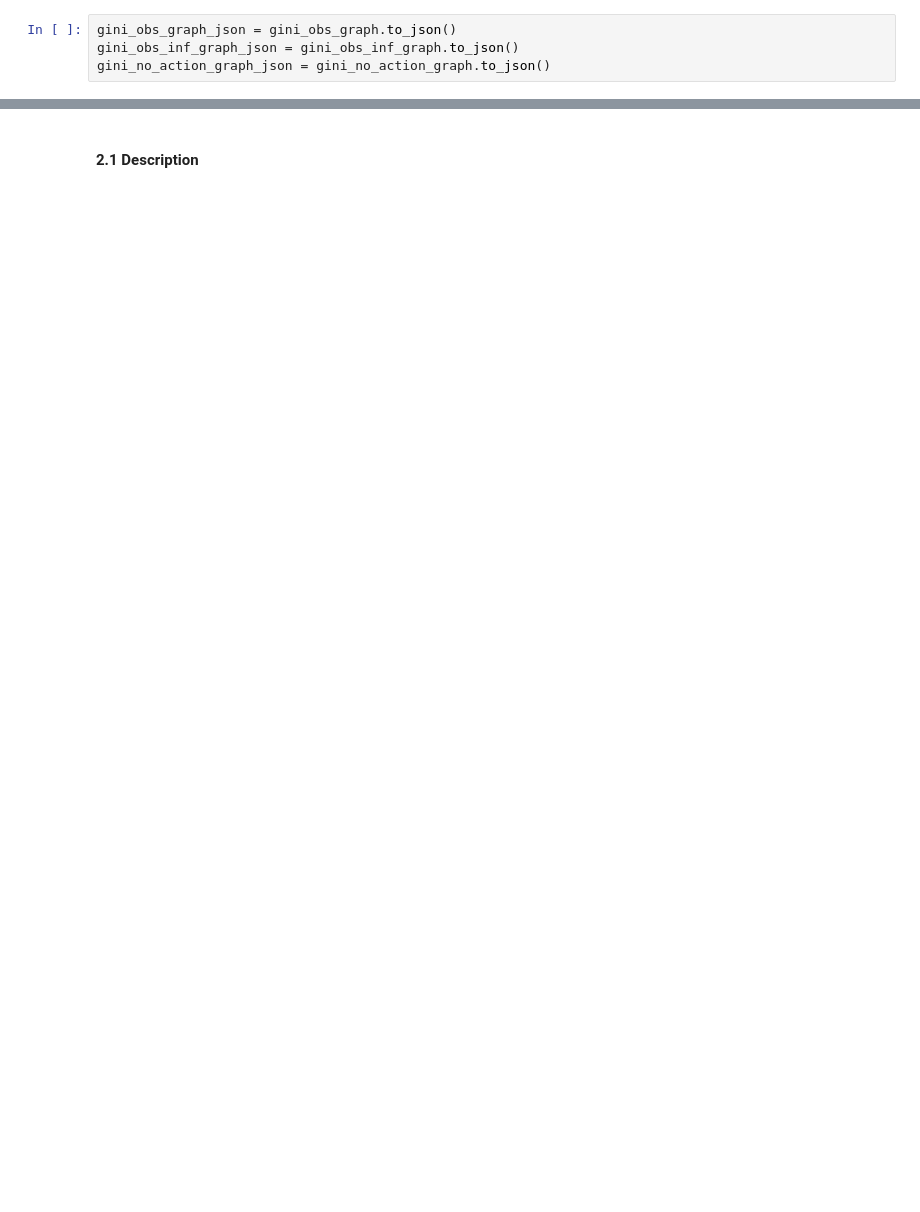
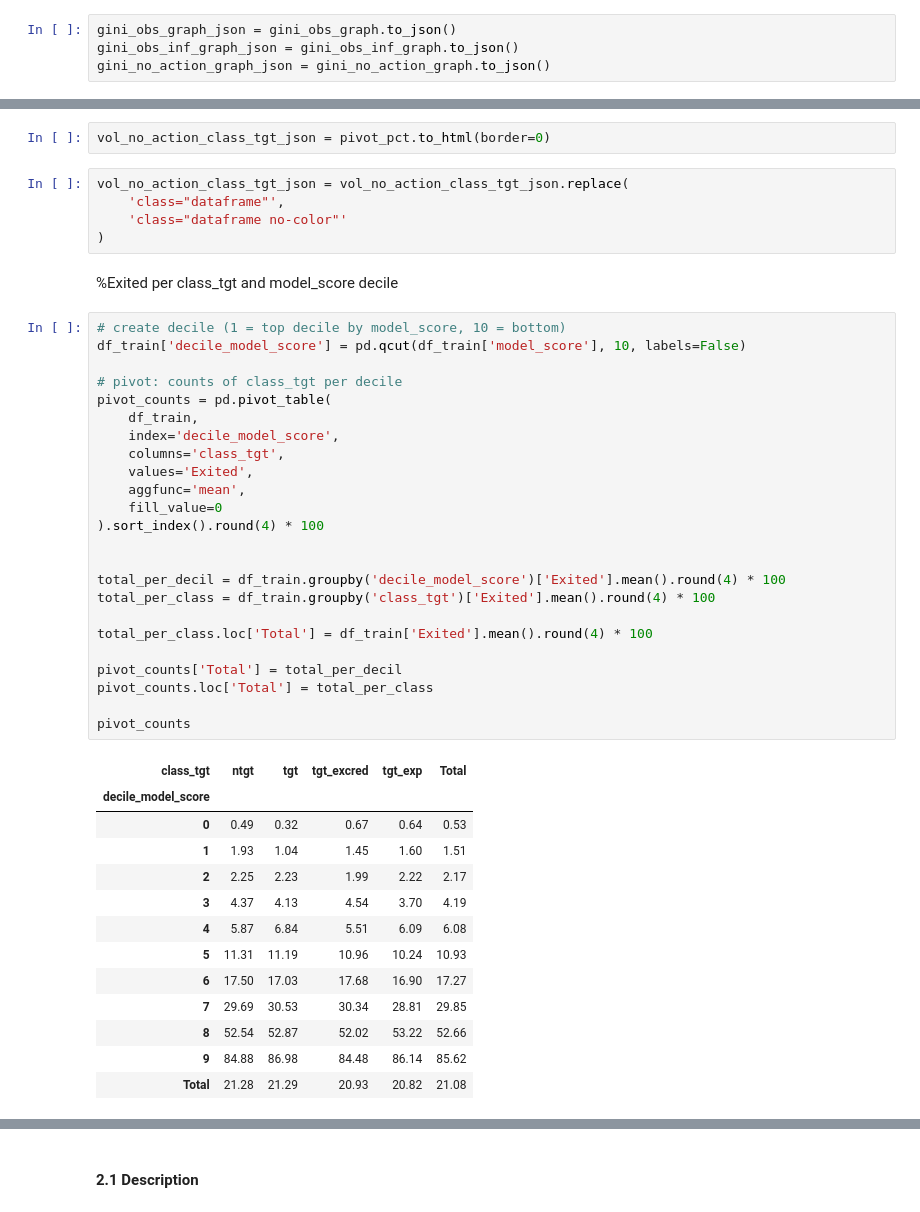
Before and after one commit to luleoli/sand, a Jupyter notebook: sandModeling/testv0.ipynb, the cells around one changed output, grey strips where cells are left out. Cells and saved outputs as stored; diff of their text form; blank space fills up the shorter version.

```diff
--- a/sandModeling/testv0.ipynb
+++ b/sandModeling/testv0.ipynb
@@ -365,0 +706,47 @@ gini_no_action = round(gini_from_scores(df_train[df_train['no_action'] == 1]['Ex
+# %%
+vol_no_action_class_tgt_json = pivot_pct.to_html(border=0)
+# %%
+vol_no_action_class_tgt_json = vol_no_action_class_tgt_json.replace(
+    'class="dataframe"',
+    'class="dataframe no-color"'
+)
+# %% [markdown]
+%Exited per class_tgt and model_score decile
+# %%
+# create decile (1 = top decile by model_score, 10 = bottom)
+df_train['decile_model_score'] = pd.qcut(df_train['model_score'], 10, labels=False)
+
+# pivot: counts of class_tgt per decile
+pivot_counts = pd.pivot_table(
+    df_train,
+    index='decile_model_score',
+    columns='class_tgt',
+    values='Exited',
+    aggfunc='mean',
+    fill_value=0
+).sort_index().round(4) * 100
+
+
+total_per_decil = df_train.groupby('decile_model_score')['Exited'].mean().round(4) * 100
+total_per_class = df_train.groupby('class_tgt')['Exited'].mean().round(4) * 100
+
+total_per_class.loc['Total'] = df_train['Exited'].mean().round(4) * 100
+
+pivot_counts['Total'] = total_per_decil
+pivot_counts.loc['Total'] = total_per_class
+
+pivot_counts
+# %% [output]
+| class_tgt | ntgt | tgt | tgt_excred | tgt_exp | Total |
+| decile_model_score |  |  |  |  |  |
+| 0 | 0.49 | 0.32 | 0.67 | 0.64 | 0.53 |
+| 1 | 1.93 | 1.04 | 1.45 | 1.60 | 1.51 |
+| 2 | 2.25 | 2.23 | 1.99 | 2.22 | 2.17 |
+| 3 | 4.37 | 4.13 | 4.54 | 3.70 | 4.19 |
+| 4 | 5.87 | 6.84 | 5.51 | 6.09 | 6.08 |
+| 5 | 11.31 | 11.19 | 10.96 | 10.24 | 10.93 |
+| 6 | 17.50 | 17.03 | 17.68 | 16.90 | 17.27 |
+| 7 | 29.69 | 30.53 | 30.34 | 28.81 | 29.85 |
+| 8 | 52.54 | 52.87 | 52.02 | 53.22 | 52.66 |
+| 9 | 84.88 | 86.98 | 84.48 | 86.14 | 85.62 |
+| Total | 21.28 | 21.29 | 20.93 | 20.82 | 21.08 |
```
Also changed, not shown: parts of 50 cells of this notebook, 2 other files.
